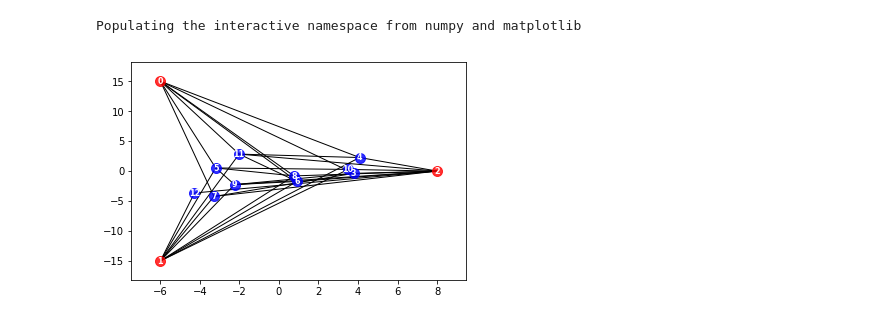
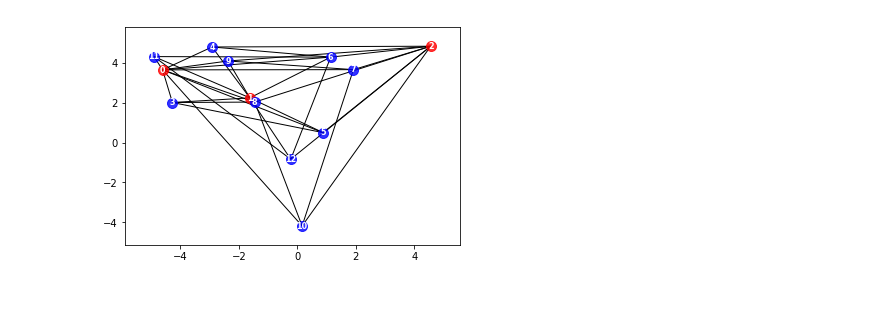
Before and after one commit to JihoonAndyKim/CME307SNL, a Jupyter notebook: Problem_3-SDM_2D.ipynb, the cells around one changed output. Saved outputs shown, nothing was run; the diff lists cells and outputs as text; code cells hidden in the pictures.

```diff
--- a/Problem_3-SDM_2D.ipynb
+++ b/Problem_3-SDM_2D.ipynb
@@ -26,7 +30,6 @@ def generate(n,npoints):
     if(n > 1):
         minConstr = 3
         maxConstr = 4
-        minPointConstr = 1
         minAnchConstr = 2
     else:
         minConstr = 2
@@ -46,7 +49,7 @@ def generate(n,npoints):
         for l in range(numAnch):
             adjacency[anchList[l],i+off] = np.linalg.norm(a[anchList[l]] - p[i])
             adjacency[i+off,anchList[l]] = adjacency[anchList[l],i+off]
-        print(numAnch)
+        #print(numAnch)
         # Count number of constraints already set for this point
         countConstr = 0
         for l in range(npoints+off):
@@ -151,41 +139,41 @@ npoints = 10
 # %%
-import matplotlib.pyplot as plt
-import networkx as nx
-%pylab inline --no-import-all
+n = 2
+npoints = 10
+[a,p,adjacency]=generate(n,npoints)
+
 if(n == 2):
     G=nx.Graph()
 
     for i in range(n+1):
         G.add_node(i,pos=a[i])
 
     for i in range(npoints):
         G.add_node(n+1+i,pos=p[i])
 
     pos=nx.get_node_attributes(G,'pos')
 
     nx.draw_networkx_nodes(G,pos,
                            nodelist=[i for i in range(n+1)],
                            node_color='r',
                            node_size=100,
                            alpha=0.8,
                            with_labels=True)
     nx.draw_networkx_nodes(G,pos,
                            nodelist=[i for i in range(n+1,npoints+n+1)],
                            node_color='b',
                            node_size=100,
                            alpha=0.8,
                            with_labels=True)
     for i in range(npoints+n+1):
         for j in range(n+1,npoints+n+1):
             if(adjacency[j,i] > 0.):
                 G.add_edge(i,j)
 
     nx.draw_networkx_edges(G, pos)
     nx.draw_networkx_labels(G, pos,font_color='w',font_size=8,font_weight='bold')
     plt.draw()  # pyplot draw()
 # %% [output]
-Populating the interactive namespace from numpy and matplotlib
-[figure, old version]
+[figure, new version]
 # %%
 # Note that the summations are unrolled for the ease of coding.
 # The objective function is for the distances d11, d12, d22, d23, dhat12
```
Also changed, not shown: parts of 8 cells of this notebook, 1 other file.
